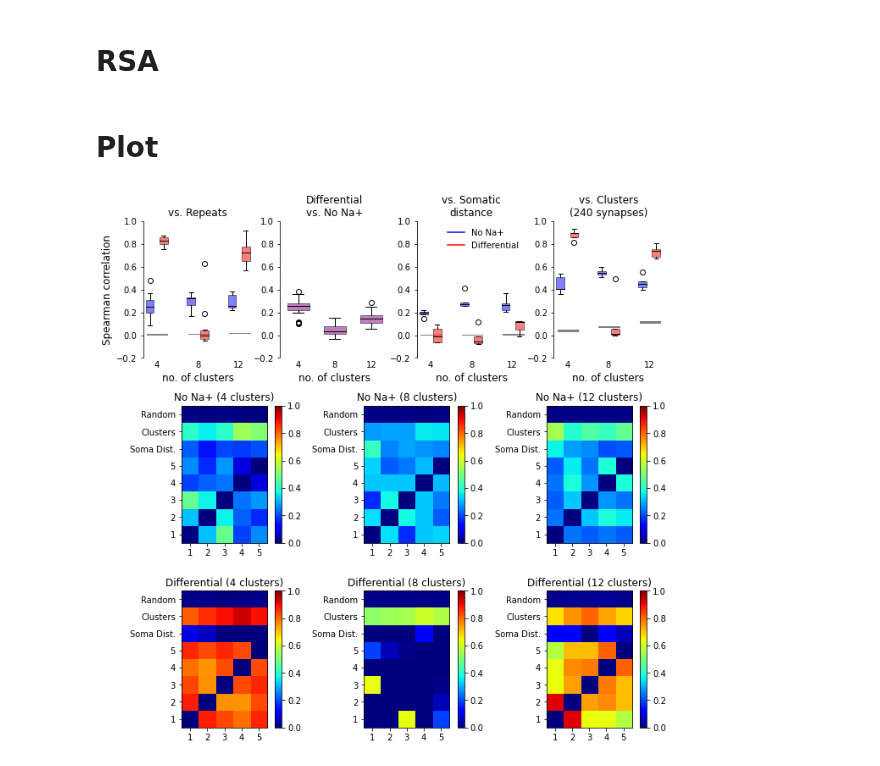
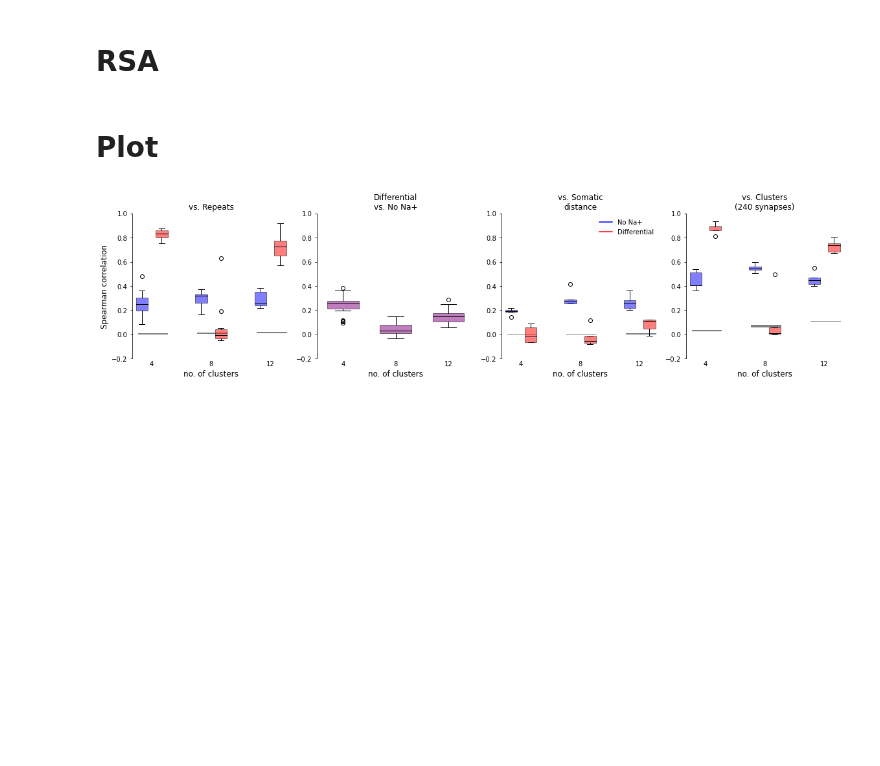
Before and after one commit to yjkimnada/dendrite, a Jupyter notebook: fig9/fig9.ipynb, the cells around one changed output. Saved outputs shown, nothing was run; the diff lists cells and outputs as text; code cells hidden in the pictures; blank space fills up the shorter version.

Commit message:
Updated figure code.

```diff
--- a/fig9/fig9.ipynb
+++ b/fig9/fig9.ipynb
@@ -428,18 +428,18 @@ mpl.rcParams['pdf.fonttype'] = 42
 mpl.rcParams['font.sans-serif'] = "Arial"
 mpl.rcParams['font.family'] = "sans-serif"
 
-fig = plt.figure(constrained_layout=True, figsize = (11,11))
-gs = fig.add_gridspec(3,12, wspace=1.5, hspace=0.35)
+fig = plt.figure(constrained_layout=True, figsize = (16,4))
+gs = fig.add_gridspec(1,12, wspace=0.1, hspace=0.35)
 ax1 = fig.add_subplot(gs[0,:3])
 ax2 = fig.add_subplot(gs[0,3:6])
 ax3 = fig.add_subplot(gs[0,6:9])
 ax4 = fig.add_subplot(gs[0,9:])
-ax5 = fig.add_subplot(gs[2,:4])
-ax6 = fig.add_subplot(gs[2,4:8])
-ax7 = fig.add_subplot(gs[2,8:])
-ax8 = fig.add_subplot(gs[1,:4])
-ax9 = fig.add_subplot(gs[1,4:8])
-ax10 = fig.add_subplot(gs[1,8:])
+#ax5 = fig.add_subplot(gs[2,:4])
+#ax6 = fig.add_subplot(gs[2,4:8])
+#ax7 = fig.add_subplot(gs[2,8:])
+#ax8 = fig.add_subplot(gs[1,:4])
+#ax9 = fig.add_subplot(gs[1,4:8])
+#ax10 = fig.add_subplot(gs[1,8:])
 
 colors=["blue", "red", "blue", "red", "blue", "red"]
 bp = ax1.boxplot(within_corrs_weighted[:,:-3], positions=[1,2,4,5,7,8], widths=0.6, patch_artist=True)
@@ -543,36 +543,38 @@ ax4.tick_params(axis="x", length=0)
 ax4.set_xlabel("no. of clusters", fontsize=12)
 ax4.set_title("vs. Clusters\n(240 synapses)", fontsize=12)
 
+"""
 ######################################
 im1 = ax5.imshow(C4_diff_heatmap_weighted, origin='lower', vmin=0, vmax=1, cmap="jet")
 im2 = ax8.imshow(C4_nona_heatmap_weighted, origin='lower', vmin=0, vmax=1, cmap="jet")
 im3 = ax6.imshow(C8_diff_heatmap_weighted, origin='lower', vmin=0, vmax=1, cmap="jet")
 im4 = ax9.imshow(C8_nona_heatmap_weighted, origin='lower', vmin=0, vmax=1, cmap="jet")
 im5 = ax7.imshow(C12_diff_heatmap_weighted, origin='lower', vmin=0, vmax=1, cmap="jet")
 im6 = ax10.imshow(C12_nona_heatmap_weighted, origin='lower', vmin=0, vmax=1, cmap="jet")
 
 plt.colorbar(im1, ax=ax5)
 plt.colorbar(im2, ax=ax8)
 plt.colorbar(im3, ax=ax6)
 plt.colorbar(im4, ax=ax9)
 plt.colorbar(im5, ax=ax7)
 plt.colorbar(im6, ax=ax10)
 
 ax5.set_title("Differential (4 clusters)", fontsize=12)
 ax8.set_title("No Na+ (4 clusters)", fontsize=12)
 ax6.set_title("Differential (8 clusters)", fontsize=12)
 ax9.set_title("No Na+ (8 clusters)", fontsize=12)
 ax7.set_title("Differential (12 clusters)", fontsize=12)
 ax10.set_title("No Na+ (12 clusters)", fontsize=12)
 
 for ax in [ax5,ax6,ax7,ax8,ax9,ax10]:
     ax.set_xticks(np.arange(5))
     ax.set_yticks(np.arange(8))
     ax.set_xticklabels(["1","2","3","4","5"])
     ax.set_yticklabels(["1","2","3","4","5","Soma Dist.", "Clusters", "Random"])
+"""
 
 fig.tight_layout()
 #plt.show()
-#fig.savefig("/home/sklee/dendrite/fig9/fig9_raw.pdf", bbox_inches="tight", transparent=True)
+fig.savefig("/home/sklee/dendrite/fig9/fig9_raw.pdf", bbox_inches="tight", transparent=True)
 # %% [output]
-[figure, old version]
+[figure, new version]
```
Also changed, not shown: 3 other files.
